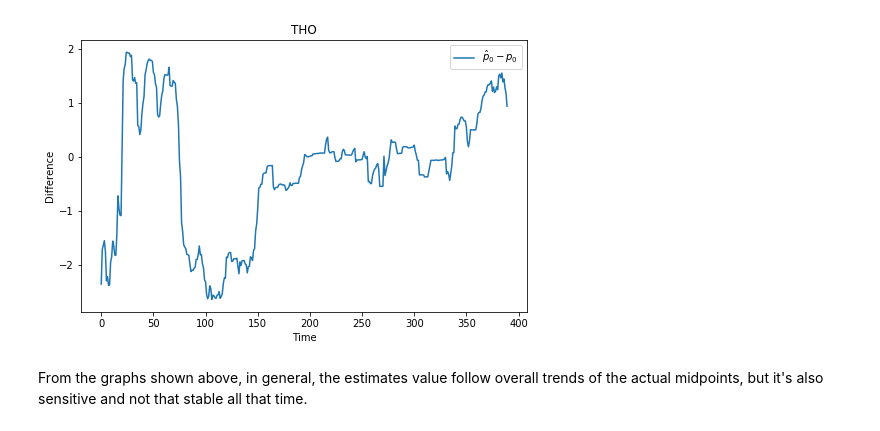
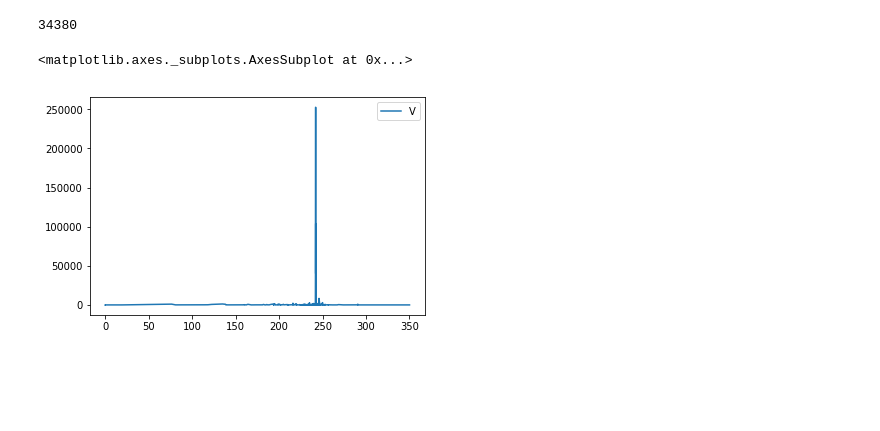
Before and after one commit to jfan3/BootCamp2018, a Jupyter notebook: ProbSets/Econ/PS6/kyle.ipynb, the cells around one changed output. Saved outputs shown, nothing was run; the diff lists cells and outputs as text; code cells hidden in the pictures; blank space fills up the shorter version.

```diff
--- a/ProbSets/Econ/PS6/kyle.ipynb
+++ b/ProbSets/Econ/PS6/kyle.ipynb
@@ -14,7 +0,0 @@ import scipy.stats as sts
-# %%
-# Import data
-files = ['AAPL', 'C', 'GBX', 'SPY', 'THO']
-file_objs = []
-for file in files:
-    with open(file, 'rb') as pickle_file:
-        file_objs.append(pickle.load(pickle_file))
@@ -199,6 +0,0 @@ compare_p0(file_objs[3], 'SPY')
-# %%
-compare_p0(file_objs[4], 'THO')
-# %% [output]
-[figure, removed]
-# %% [markdown]
-From the graphs shown above, in general, the estimates value follow overall trends of the actual midpoints, but it's also sensitive and not that stable all that time.
@@ -204,0 +8,24 @@ From the graphs shown above, in general, the estimates value follow overall tren
+# %%
+files = ['AAPL', 'C', 'GBX', 'SPY', 'THO']
+file_objs = []
+
+for file in files:
+    with open('data/' + file, 'rb') as pickle_file:
+        file_objs.append(pickle.load(open('data/' + file, 'rb')))
+# %%
+file_objs[3][2][0]
+# %% [output]
+34380
+# %%
+df = pd.DataFrame.from_dict(file_objs[3][2][1], orient='index')
+df.head()
+df.columns = ['V','Type','un1','un2']
+df = df[['V','Type']]
+df.sort_index(inplace=True, ascending=True)
+demand = df[df.Type=='B']
+supply = df[df.Type=='S']
+df=df[df.index<1000]
+df.plot()
+# %% [output]
+<matplotlib.axes._subplots.AxesSubplot at 0x...>
+[figure, added]
```
Also changed, not shown: parts of 38 cells of this notebook.
